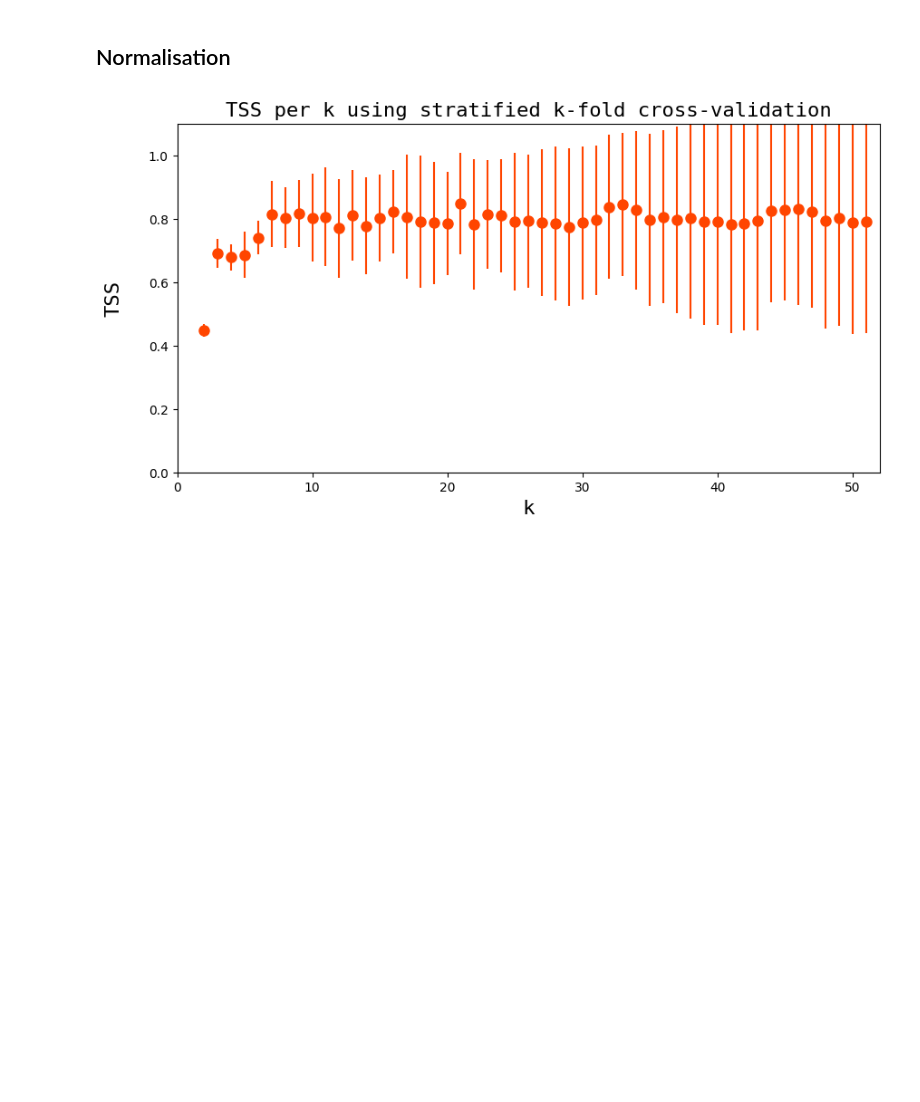
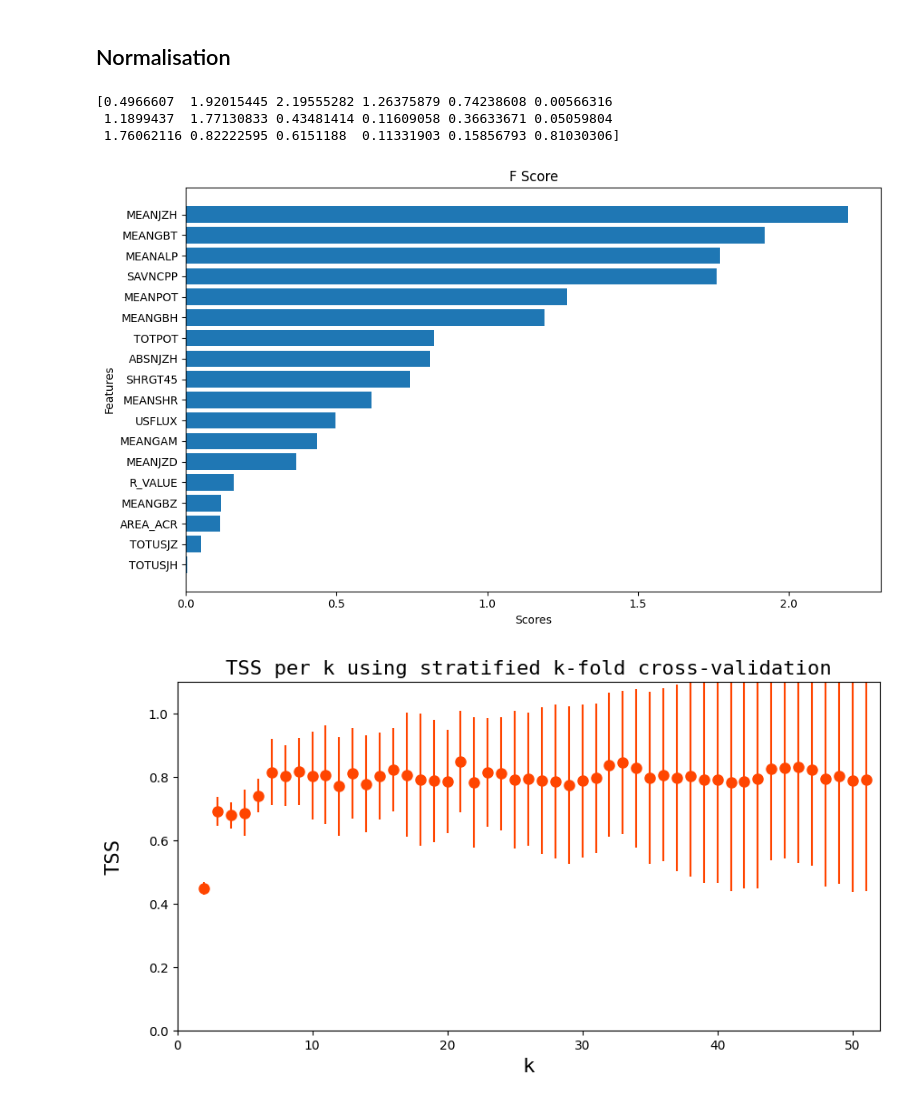
Before and after one commit to nabdeep-patel/flare-cme-association-mb, a Jupyter notebook: 2016/3. wrong_normalisation_result2016.ipynb, the cells around one changed output. Cells and saved outputs as stored; diff of their text form; code cells hidden in the pictures; blank space fills up the shorter version.

```diff
--- a/2016/3. wrong_normalisation_result2016.ipynb
+++ b/2016/3. wrong_normalisation_result2016.ipynb
@@ -34,6 +25,47 @@ cme_n1 = normalize_the_data(positive)
 cme_n2 = normalize_the_data(negative)
 # %%
 data = np.vstack([cme_n1,cme_n2])
+# %%
+from sklearn.feature_selection import f_classif
+from sklearn.datasets import make_classification
+
+X = data
+y = np.concatenate((np.ones(positive.shape[0]), np.zeros(negative.shape[0])), axis=0)
+
+from sklearn.feature_selection import SelectKBest, f_classif
+
+N_features = 18
+a = np.array(X)
+b = np.array(y)
+
+selector = SelectKBest(f_classif, k=N_features)
+selector.fit(a,b)
+scores = selector.scores_
+print(scores)
+# %% [output]
+[0.4966607  1.92015445 2.19555282 1.26375879 0.74238608 0.00566316
+ 1.1899437  1.77130833 0.43481414 0.11609058 0.36633671 0.05059804
+ 1.76062116 0.82222595 0.6151188  0.11331903 0.15856793 0.81030306]
+# %%
+import matplotlib.pyplot as plt
+import pandas as pd
+
+feature_names = positive.columns
+scores_df = pd.DataFrame({'Feature': feature_names, 'Score': scores}).sort_values('Score', ascending=False)
+
+plt.figure(figsize=(10, 6))
+plt.barh(scores_df['Feature'], scores_df['Score'])
+plt.xlabel('Scores')
+plt.ylabel('Features')
+plt.title('F Score')
+plt.gca().invert_yaxis()
+plt.tight_layout()
+plt.show()
+
+ordered_features = scores_df['Feature'].tolist()
+ordered_features.append("CME")
+# %% [output]
+[figure, added]
 # %%
 from sklearn import svm
 number_of_examples = data.shape[0]
```
Also changed, not shown: parts of 2 cells of this notebook, 13 other files.
